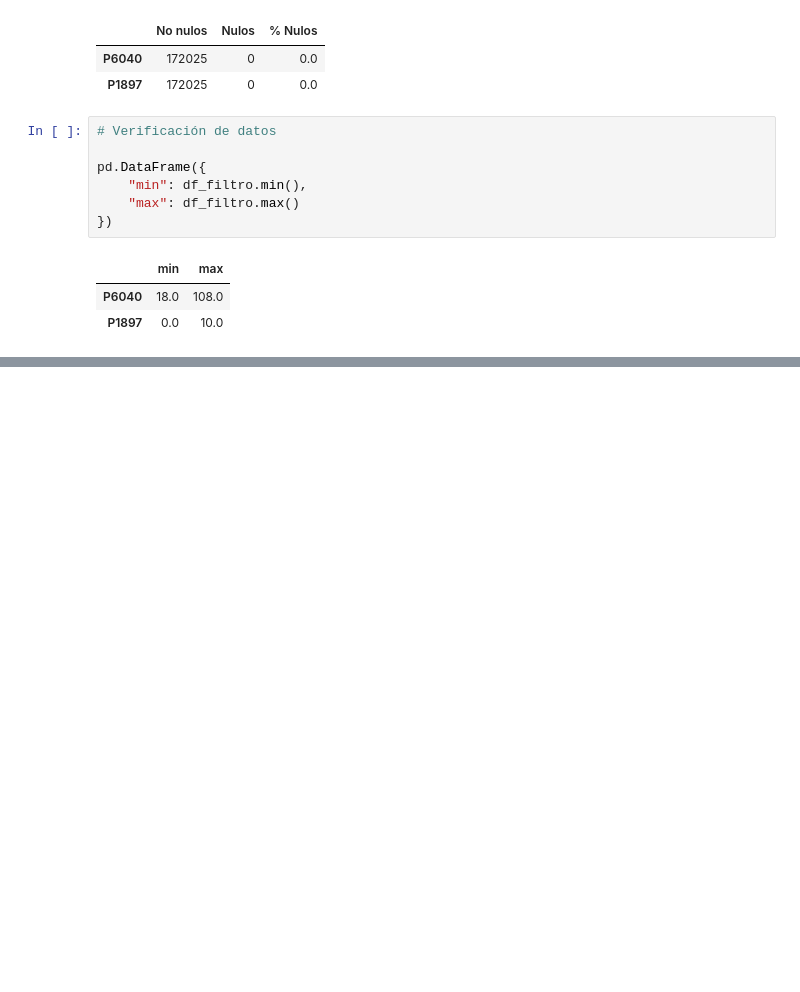
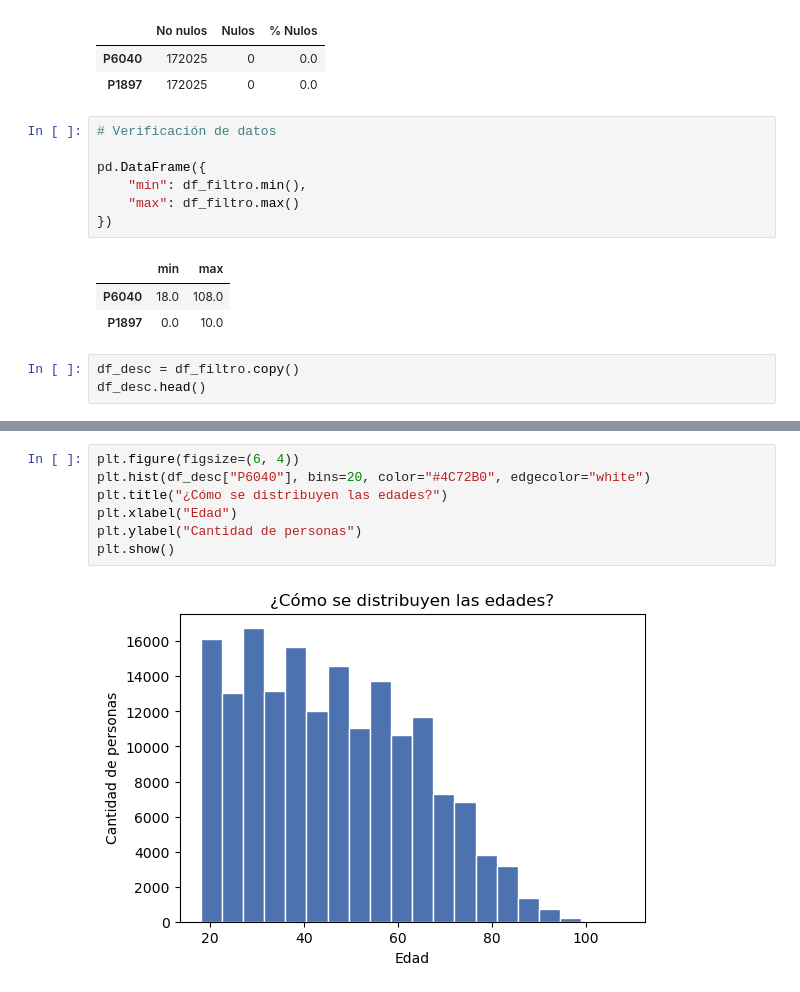
Before and after one commit to nataliarf23/Proyecto1_DATA, a Jupyter notebook: notebooks/Proyecto.ipynb, the cells around one changed output, grey strips where cells are left out. Cells and saved outputs as stored; diff of their text form; blank space fills up the shorter version.

```diff
--- a/notebooks/Proyecto.ipynb
+++ b/notebooks/Proyecto.ipynb
@@ -70,3 +71,6 @@ pd.DataFrame({
 |  | min | max |
 | P6040 | 18.0 | 108.0 |
 | P1897 | 0.0 | 10.0 |
+# %%
+df_desc = df_filtro.copy()
+df_desc.head()
@@ -72,0 +103,9 @@ pd.DataFrame({
+# %%
+plt.figure(figsize=(6, 4))
+plt.hist(df_desc["P6040"], bins=20, color="#4C72B0", edgecolor="white")
+plt.title("¿Cómo se distribuyen las edades?")
+plt.xlabel("Edad")
+plt.ylabel("Cantidad de personas")
+plt.show()
+# %% [output]
+[figure, added]
```
Also changed, not shown: parts of 13 cells of this notebook.
